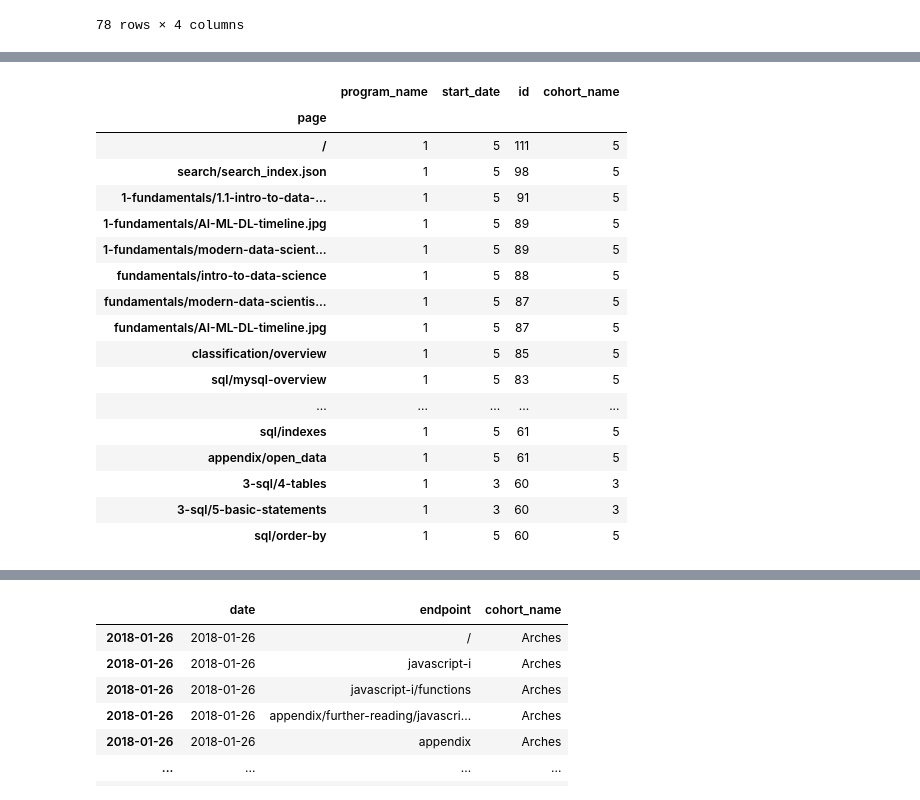
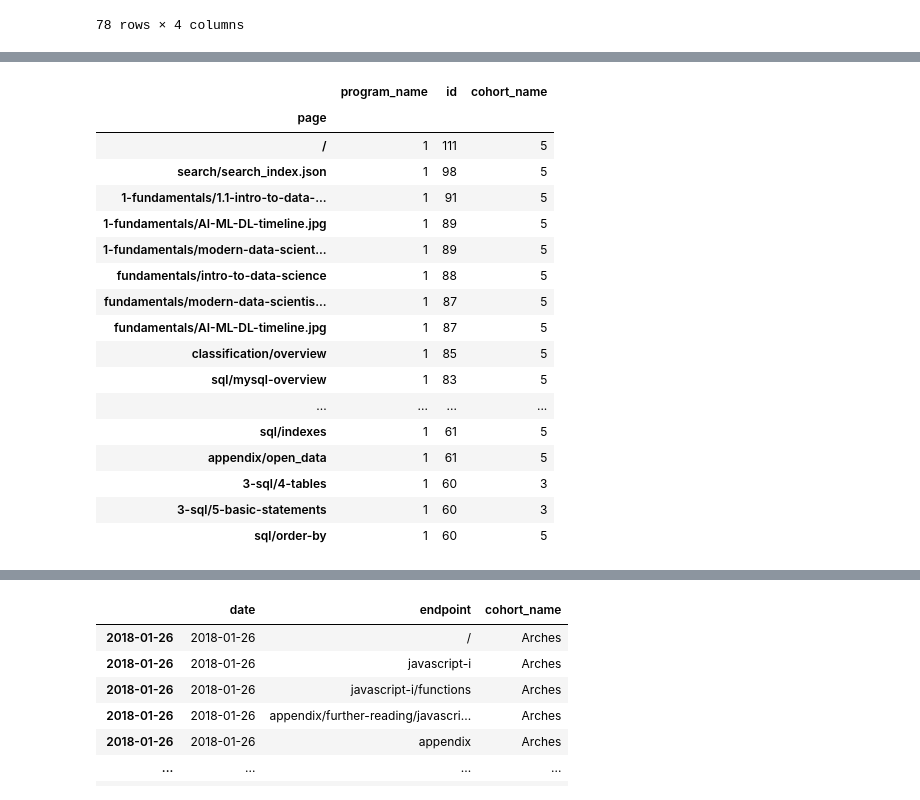
Before and after one commit to codeupdonuts/anomaly-project, a Jupyter notebook: jcrosenberger-notebook.ipynb, the cells around one changed output, grey strips where cells are left out. Saved outputs shown, nothing was run; the diff lists cells and outputs as text; code cells hidden in the pictures.

```diff
--- a/jcrosenberger-notebook.ipynb
+++ b/jcrosenberger-notebook.ipynb
@@ -166,22 +185,23 @@ php_page_access.sort_values(by=['id'], ascending=False).head(50)
 # %%
-ds_page_access = df[df['program_name'] == 'data_science'].groupby(['page'])['program_name', 'start_date', 'id', 'cohort_name'].nunique()
+# data science curriculum views
+ds_page_access = df[df['program_name'] == 'data_science'].groupby(['page'])['program_name', 'id', 'cohort_name'].nunique()
 ds_page_access.sort_values(by=['id'], ascending=False).head(50)
 # %% [output]
-|  | program_name | start_date | id | cohort_name |
-| page |  |  |  |  |
-| / | 1 | 5 | 111 | 5 |
-| search/search_index.json | 1 | 5 | 98 | 5 |
-| 1-fundamentals/1.1-intro-to-data-... | 1 | 5 | 91 | 5 |
-| 1-fundamentals/AI-ML-DL-timeline.jpg | 1 | 5 | 89 | 5 |
-| 1-fundamentals/modern-data-scient... | 1 | 5 | 89 | 5 |
-| fundamentals/intro-to-data-science | 1 | 5 | 88 | 5 |
-| fundamentals/modern-data-scientis... | 1 | 5 | 87 | 5 |
-| fundamentals/AI-ML-DL-timeline.jpg | 1 | 5 | 87 | 5 |
-| classification/overview | 1 | 5 | 85 | 5 |
-| sql/mysql-overview | 1 | 5 | 83 | 5 |
-| ... | ... | ... | ... | ... |
-| sql/indexes | 1 | 5 | 61 | 5 |
-| appendix/open_data | 1 | 5 | 61 | 5 |
-| 3-sql/4-tables | 1 | 3 | 60 | 3 |
-| 3-sql/5-basic-statements | 1 | 3 | 60 | 3 |
-| sql/order-by | 1 | 5 | 60 | 5 |
+|  | program_name | id | cohort_name |
+| page |  |  |  |
+| / | 1 | 111 | 5 |
+| search/search_index.json | 1 | 98 | 5 |
+| 1-fundamentals/1.1-intro-to-data-... | 1 | 91 | 5 |
+| 1-fundamentals/AI-ML-DL-timeline.jpg | 1 | 89 | 5 |
+| 1-fundamentals/modern-data-scient... | 1 | 89 | 5 |
+| fundamentals/intro-to-data-science | 1 | 88 | 5 |
+| fundamentals/modern-data-scientis... | 1 | 87 | 5 |
+| fundamentals/AI-ML-DL-timeline.jpg | 1 | 87 | 5 |
+| classification/overview | 1 | 85 | 5 |
+| sql/mysql-overview | 1 | 83 | 5 |
+| ... | ... | ... | ... |
+| sql/indexes | 1 | 61 | 5 |
+| appendix/open_data | 1 | 61 | 5 |
+| 3-sql/4-tables | 1 | 60 | 3 |
+| 3-sql/5-basic-statements | 1 | 60 | 3 |
+| sql/order-by | 1 | 60 | 5 |
```
Also changed, not shown: parts of 11 cells of this notebook.
